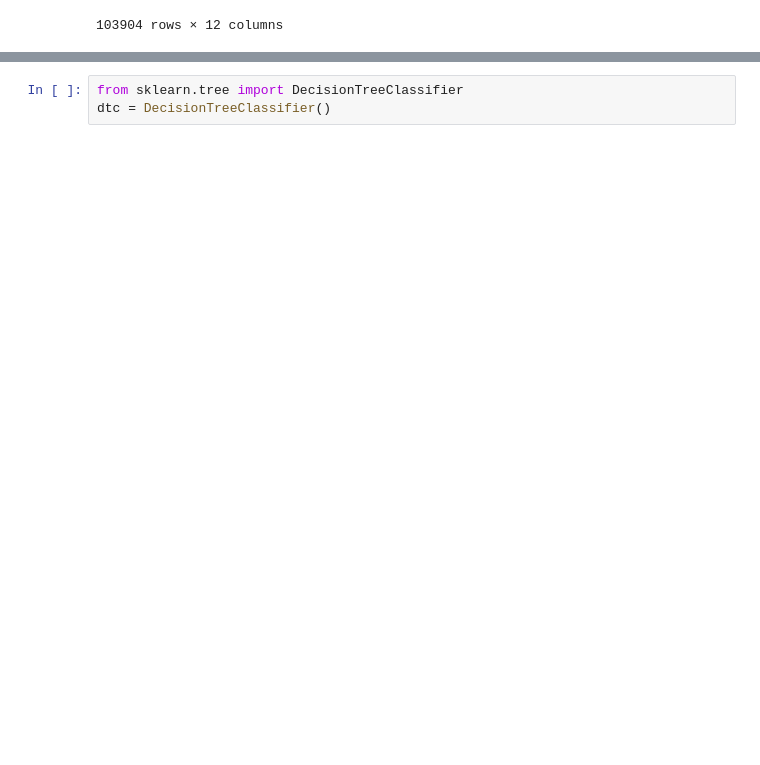
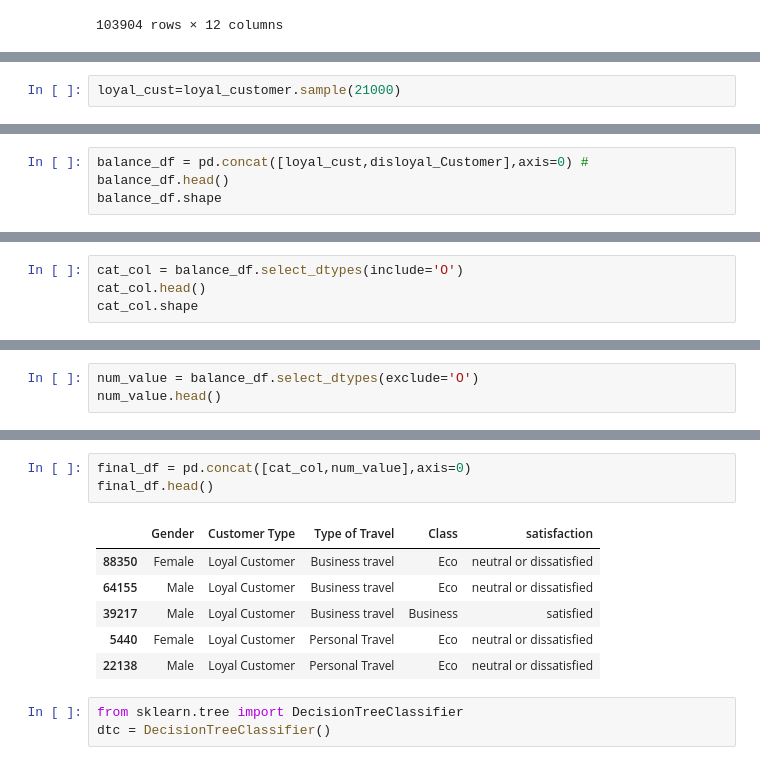
Before and after one commit to Govind-kumawat2002/Python_Library, a Jupyter notebook: Machine_learning/decsion_tree.ipynb, the cells around one changed output, grey strips where cells are left out. Saved outputs shown, nothing was run; the diff lists cells and outputs as text; blank space fills up the shorter version.

```diff
--- a/Machine_learning/decsion_tree.ipynb
+++ b/Machine_learning/decsion_tree.ipynb
@@ -28,0 +113,2 @@ df
+# %%
+loyal_cust=loyal_customer.sample(21000)
@@ -28,0 +117,4 @@ df
+# %%
+balance_df = pd.concat([loyal_cust,disloyal_Customer],axis=0) #
+balance_df.head()
+balance_df.shape
@@ -28,0 +125,4 @@ df
+# %%
+cat_col = balance_df.select_dtypes(include='O')
+cat_col.head()
+cat_col.shape
@@ -28,0 +133,3 @@ df
+# %%
+num_value = balance_df.select_dtypes(exclude='O')
+num_value.head()
@@ -29,3 +143,13 @@ df
+# %%
+final_df = pd.concat([cat_col,num_value],axis=0)
+final_df.head()
+# %% [output]
+|  | Gender | Customer Type | Type of Travel | Class | satisfaction |
+| 88350 | Female | Loyal Customer | Business travel | Eco | neutral or dissatisfied |
+| 64155 | Male | Loyal Customer | Business travel | Eco | neutral or dissatisfied |
+| 39217 | Male | Loyal Customer | Business travel | Business | satisfied |
+| 5440 | Female | Loyal Customer | Personal Travel | Eco | neutral or dissatisfied |
+| 22138 | Male | Loyal Customer | Personal Travel | Eco | neutral or dissatisfied |
 # %%
 from sklearn.tree import DecisionTreeClassifier
 dtc = DecisionTreeClassifier()
```
Also changed, not shown: parts of 23 cells of this notebook, 1 other file.
